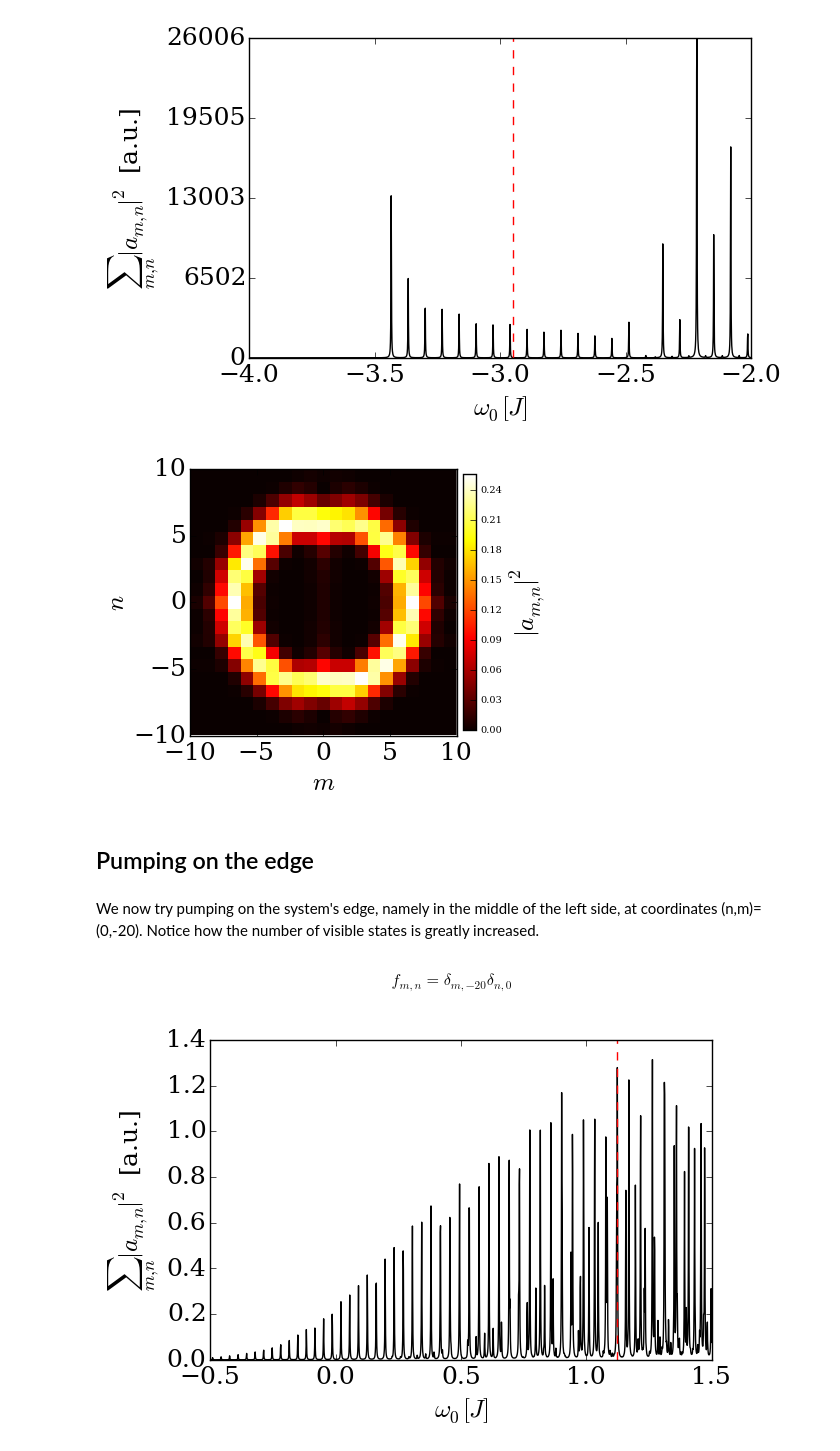
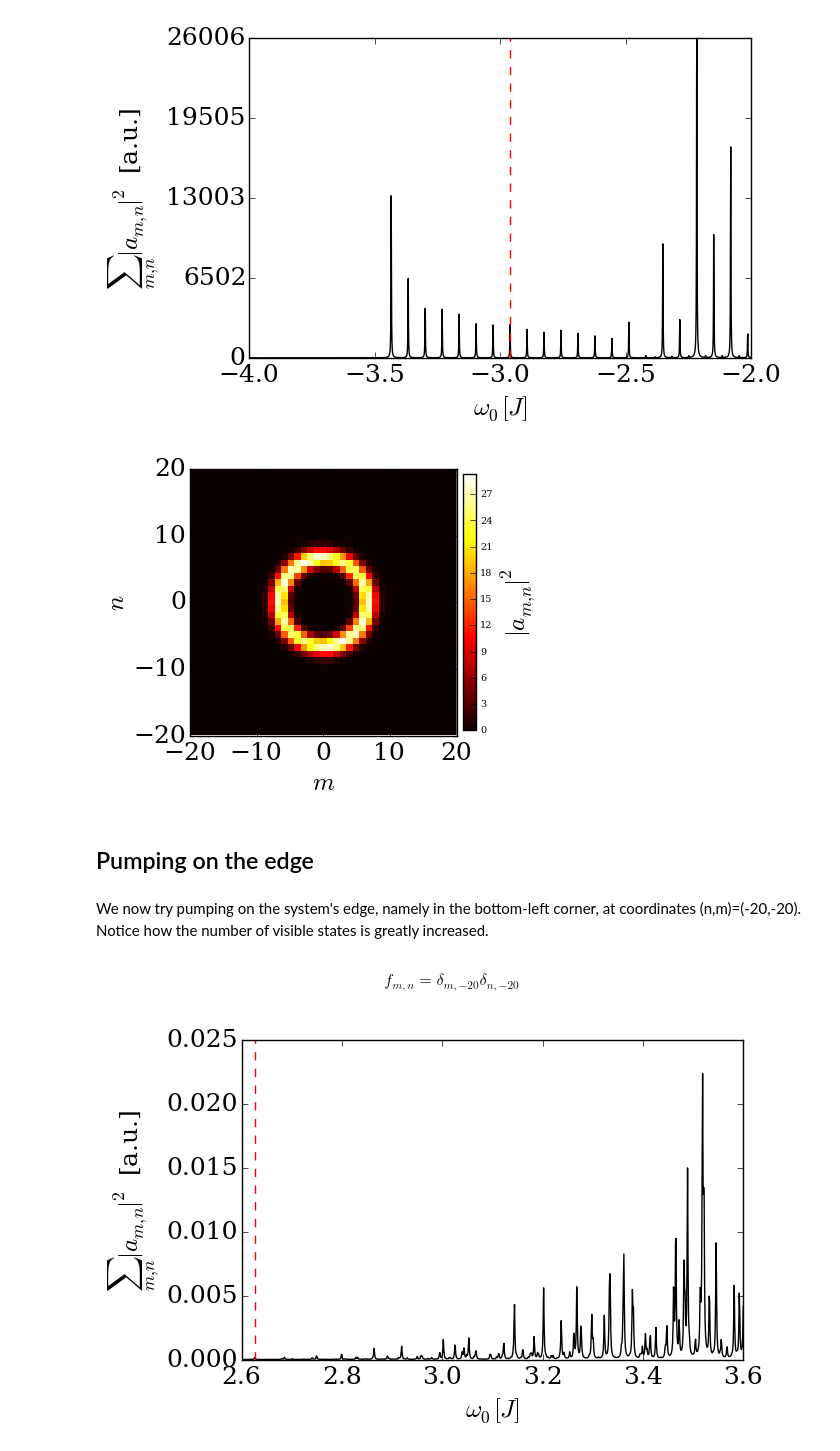
Before and after one commit to berceanu/notebooks, a Jupyter notebook: julia/berryphase.ipynb, the cells around one changed output. Cells and saved outputs as stored; diff of their text form; code cells hidden in the pictures.

```diff
--- a/julia/berryphase.ipynb
+++ b/julia/berryphase.ipynb
@@ -46,16 +46,16 @@ plotintensity(;stp=0.001, random=0)
 # %% [output]
 [figure]
 # %%
-plotreal(cω0; lim=10, random=0)
+plotreal(cω0; random=0)
 # %% [output]
-[figure, old version]
+[figure, new version]
 # %% [markdown]
 ## Pumping on the edge
 # %% [markdown]
-We now try pumping on the system's edge, namely in the middle of the left side, at coordinates (n,m)=(0,-20). Notice how the number of visible states is greatly increased.
+We now try pumping on the system's edge, namely in the bottom-left corner, at coordinates (n,m)=(-20,-20). Notice how the number of visible states is greatly increased.
 # %% [markdown]
-$$f_{m,n} = \delta_{m,-20} \delta_{n,0}$$
+$$f_{m,n} = \delta_{m,-20} \delta_{n,-20}$$
 # %%
-plotintensity(0,-20; start = -0.5, stp = 0.001, stop = 1.5, vert=1.122)
+plotintensity(-20,-20; start=2.6, stp=0.001, stop=3.6, vert=2.626)
 # %% [output]
-[figure, old version]
+[figure, new version]
```
Also changed, not shown: parts of 3 cells of this notebook.
